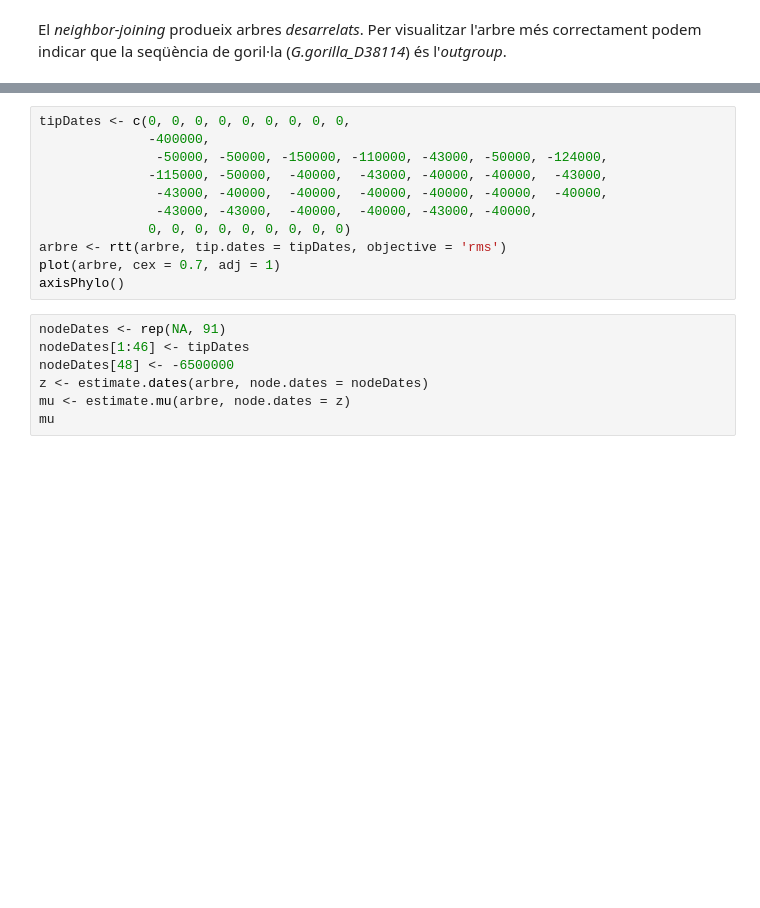
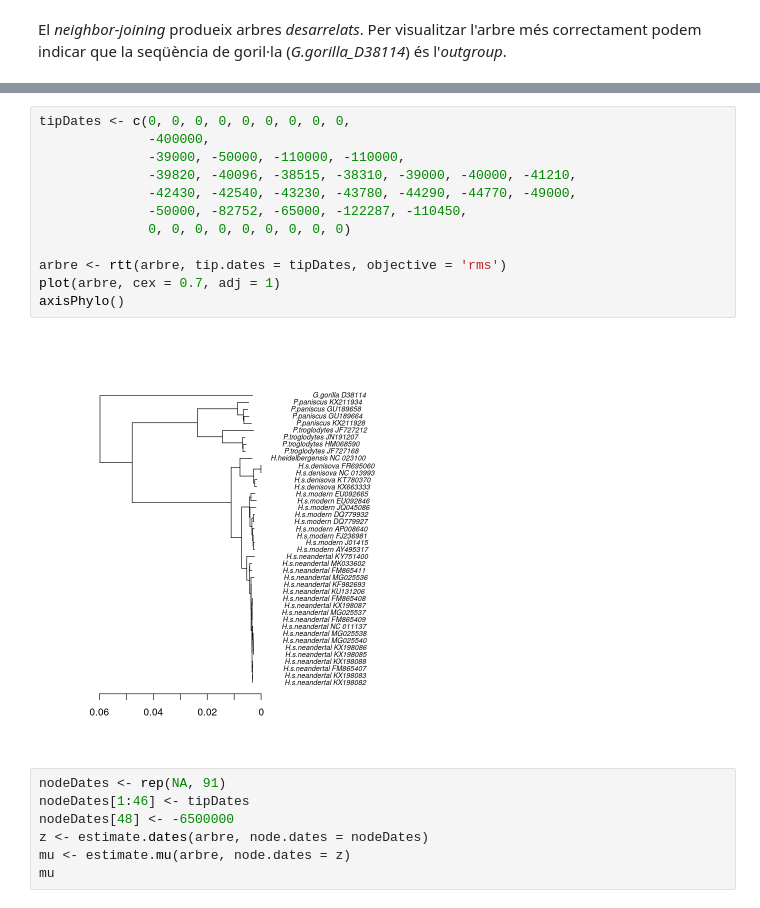
Before and after one commit to celiaferriol/PTE_33056, a Jupyter notebook: P4.Rellotge_molecular/Guio.ipynb, the cells around one changed output, grey strips where cells are left out. Drawn from its saved outputs; the diff is of its cells as text; blank space fills up the shorter version.

```diff
--- a/P4.Rellotge_molecular/Guio.ipynb
+++ b/P4.Rellotge_molecular/Guio.ipynb
@@ -54,14 +54,17 @@ En qualsevol cas, podem ajustar la posició de l'*arrel* per tal d'alinear millo
 # %%
 tipDates <- c(0, 0, 0, 0, 0, 0, 0, 0, 0,
               -400000,
-               -50000, -50000, -150000, -110000, -43000, -50000, -124000,
-              -115000, -50000,  -40000,  -43000, -40000, -40000,  -43000,
-               -43000, -40000,  -40000,  -40000, -40000, -40000,  -40000,
-               -43000, -43000,  -40000,  -40000, -43000, -40000,
+              -39000, -50000, -110000, -110000,
+              -39820, -40096, -38515, -38310, -39000, -40000, -41210,
+              -42430, -42540, -43230, -43780, -44290, -44770, -49000,
+              -50000, -82752, -65000, -122287, -110450,
               0, 0, 0, 0, 0, 0, 0, 0, 0)
+
 arbre <- rtt(arbre, tip.dates = tipDates, objective = 'rms')
 plot(arbre, cex = 0.7, adj = 1)
 axisPhylo()
+# %% [output]
+[figure, added]
 # %%
 nodeDates <- rep(NA, 91)
 nodeDates[1:46] <- tipDates
```
Also changed, not shown: parts of 4 cells of this notebook, 1 other file.
